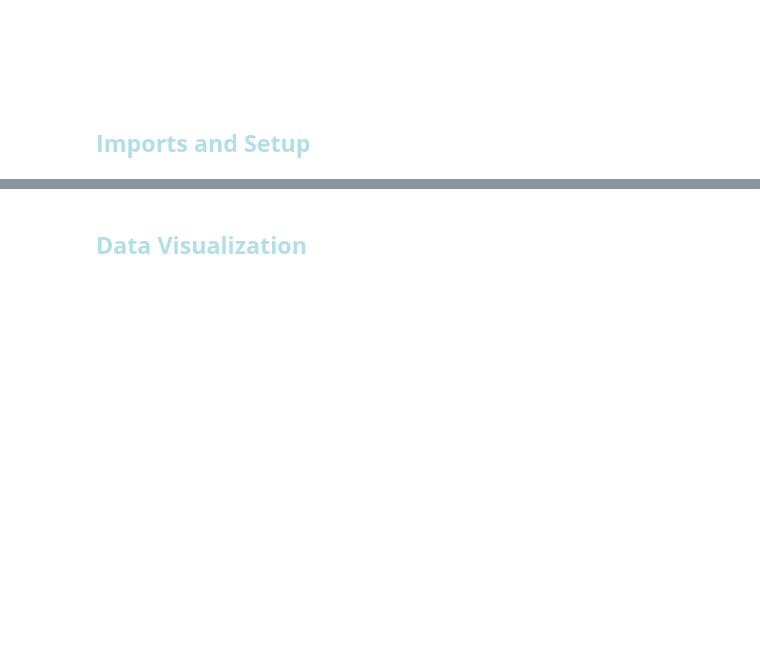
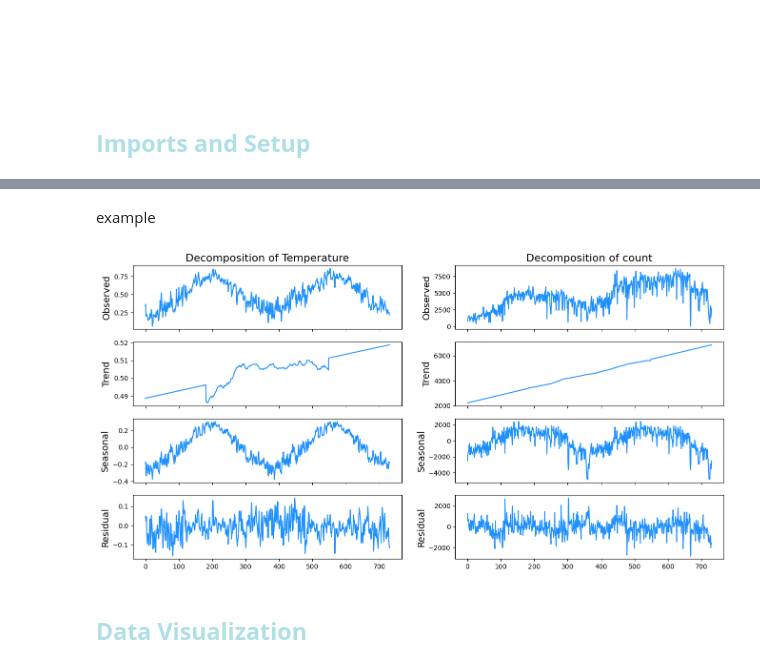
Before and after one commit to ClemRibe/ProjetML, a Jupyter notebook: ProjetML.ipynb, the cells around one changed output, grey strips where cells are left out. Saved outputs shown, nothing was run; the diff lists cells and outputs as text; code cells hidden in the pictures; blank space fills up the shorter version.

```diff
--- a/ProjetML.ipynb
+++ b/ProjetML.ipynb
@@ -72,3 +108,40 @@ day_df.head()
+# %% [markdown]
+example
+# %%
+fig, ax = plt.subplots(ncols=2, nrows=4, sharex=True, figsize=(16,8))
+res = seasonal_decompose(day_df.temperature, period=365, model='additive', extrapolate_trend='freq')
+
+ax[0,0].set_title('Decomposition of Temperature', fontsize=16)
+res.observed.plot(ax=ax[0,0], legend=False, color='dodgerblue')
+ax[0,0].set_ylabel('Observed', fontsize=14)
+
+res.trend.plot(ax=ax[1,0], legend=False, color='dodgerblue')
+ax[1,0].set_ylabel('Trend', fontsize=14)
+
+res.seasonal.plot(ax=ax[2,0], legend=False, color='dodgerblue')
+ax[2,0].set_ylabel('Seasonal', fontsize=14)
+
+res.resid.plot(ax=ax[3,0], legend=False, color='dodgerblue')
+ax[3,0].set_ylabel('Residual', fontsize=14)
+
+ax[0,1].set_title('Decomposition of count', fontsize=16)
+res = seasonal_decompose(day_df['count'], period=365, model='additive', extrapolate_trend='freq')
+
+res.observed.plot(ax=ax[0, 1], legend=False, color='dodgerblue')
+ax[0, 1].set_ylabel('Observed', fontsize=14)
+
+res.trend.plot(ax=ax[1, 1], legend=False, color='dodgerblue')
+ax[1, 1].set_ylabel('Trend', fontsize=14)
+
+res.seasonal.plot(ax=ax[2, 1], legend=False, color='dodgerblue')
+ax[2, 1].set_ylabel('Seasonal', fontsize=14)
+
+res.resid.plot(ax=ax[3, 1], legend=False, color='dodgerblue')
+ax[3, 1].set_ylabel('Residual', fontsize=14)
+
+plt.show()
+# %% [output]
+[figure, added]
 # %% [markdown]
 ## <span style="color:powderblue">**Data Visualization**</span>
 # %% [markdown]
```
Also changed, not shown: parts of 44 cells of this notebook.
